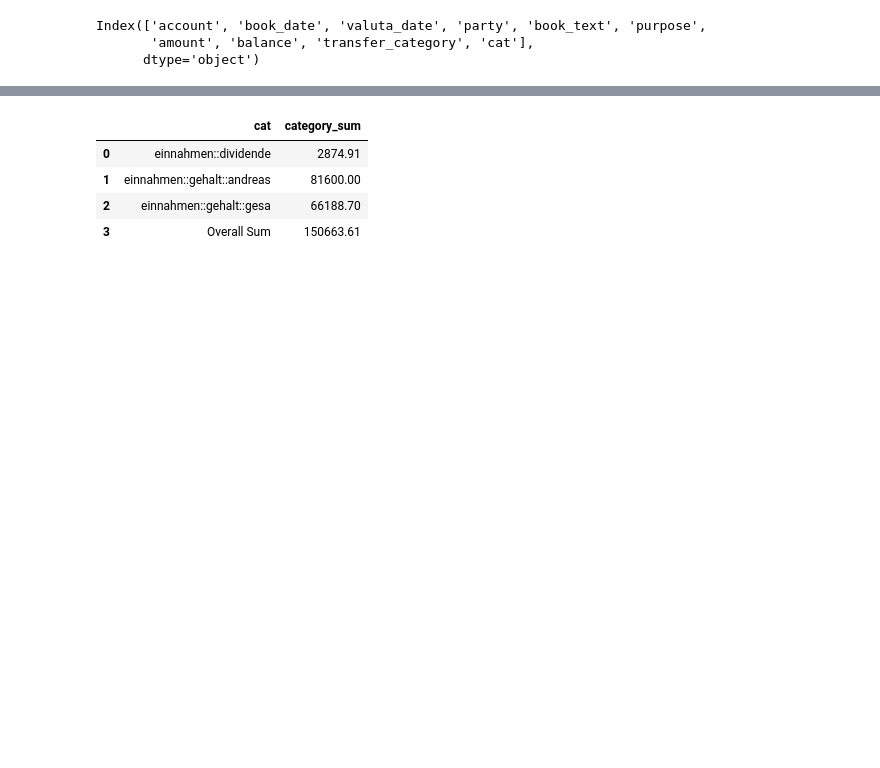
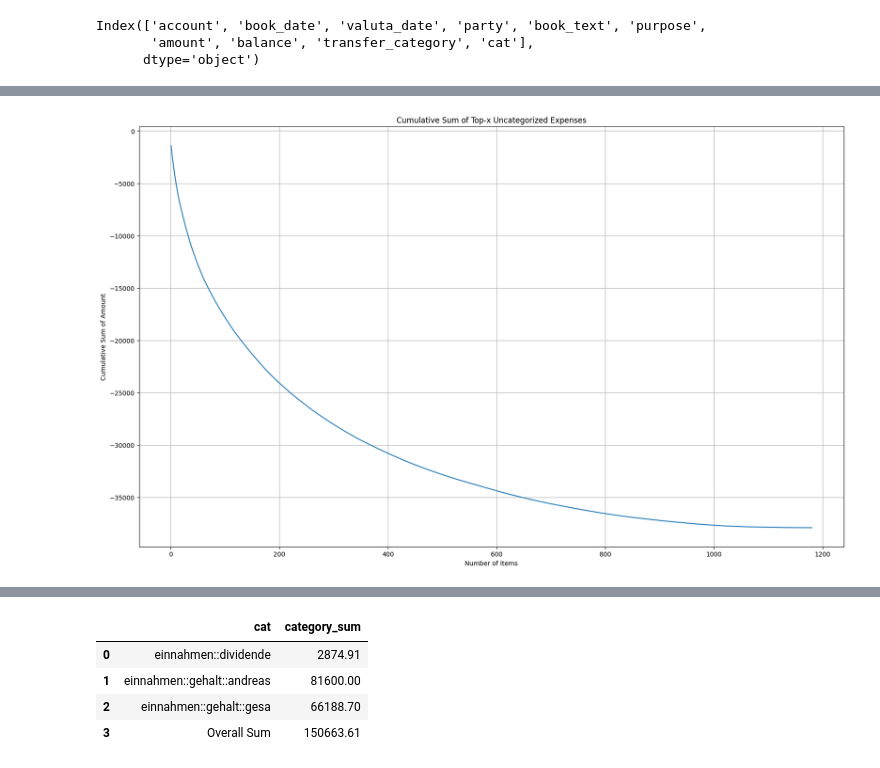
Before and after one commit to anpr/pandacount, a Jupyter notebook: panda_scratch.ipynb, the cells around one changed output, grey strips where cells are left out. Saved outputs shown, nothing was run; the diff lists cells and outputs as text; code cells hidden in the pictures; blank space fills up the shorter version.

```diff
--- a/panda_scratch.ipynb
+++ b/panda_scratch.ipynb
@@ -49,3 +50,20 @@ filtered_df
+# %%
+import matplotlib.pyplot as plt
+
+# Calculate the cumulative sum of the amounts
+filtered_df = filtered_df.sort_values(by='amount', ascending=True)
+filtered_df['cumulative_sum'] = filtered_df['amount'].cumsum()
+
+# Plot the cumulative sum
+plt.figure(figsize=(20, 12))
+plt.plot(range(1, len(filtered_df) + 1), filtered_df['cumulative_sum'])
+plt.xlabel('Number of Items')
+plt.ylabel('Cumulative Sum of Amount')
+plt.title('Cumulative Sum of Top-x Uncategorized Expenses')
+plt.grid(True)
+plt.show()
+# %% [output]
+[figure, added]
 # %%
 # Gesamteinnahmen 2024
 income_df = pc.loc[
```
Also changed, not shown: parts of 4 cells of this notebook, 3 other files.
